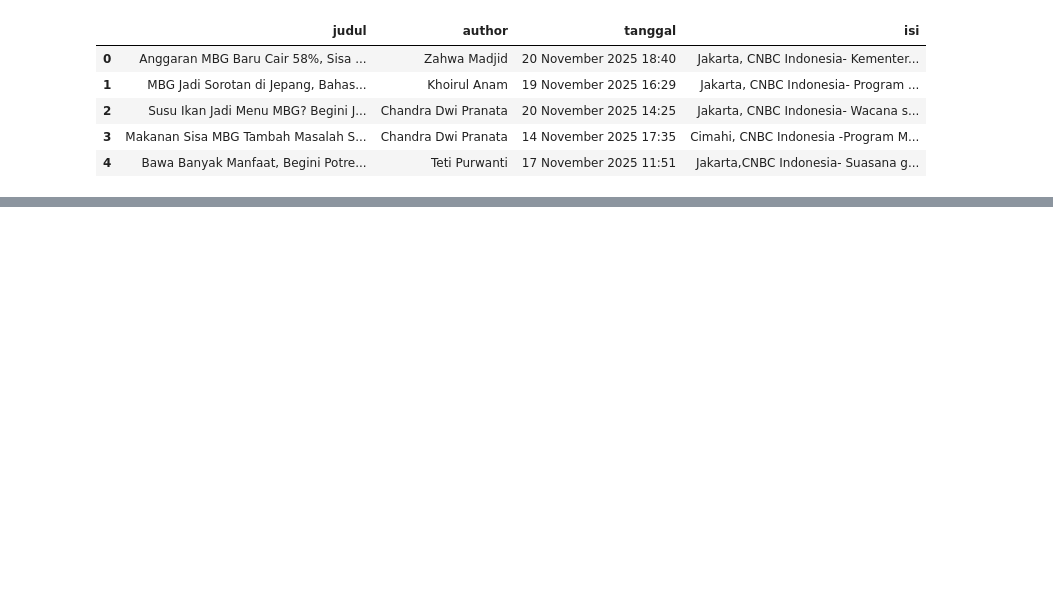
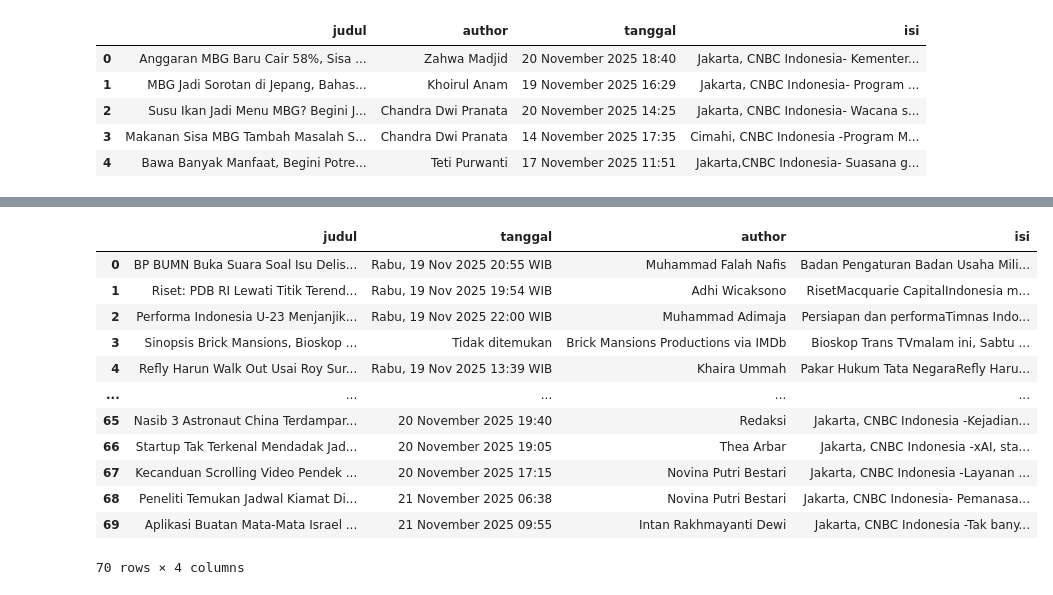
Before and after one commit to RizkyMlana/Scraping-CNNIndonesia, a Jupyter notebook: scraping.ipynb, the cells around one changed output, grey strips where cells are left out. Drawn from its saved outputs; the diff is of its cells as text; code cells hidden in the pictures; blank space fills up the shorter version.

```diff
--- a/scraping.ipynb
+++ b/scraping.ipynb
@@ -238,5 +252,5 @@ df_bbc.to_csv('bbc.csv')
 # %% [markdown]
 ### CNBC Indonesia
 # %%
-df_cncbc1 = pd.read_csv('cnbc_indo_revised.csv')
-df_cncbc2 = pd.read_csv('cnbc_indo_nirot.csv')
+df_cnbc1 = pd.read_csv('cnbc_indo_revised.csv')
+df_cnbc2 = pd.read_csv('cnbc_indo_nirot.csv')
@@ -243,5 +266,5 @@ df_cncbc2 = pd.read_csv('cnbc_indo_nirot.csv')
 # %%
-df_cnbc = pd.concat([df_cncbc1, df_cncbc2], ignore_index=True)
+df_cnbc = pd.concat([df_cnbc1, df_cnbc2], ignore_index=True)
 df_cnbc = df_cnbc.drop(columns=['url'])
 # %%
 df_cnbc = df_cnbc.rename(columns={
@@ -284,2 +300,18 @@ Data columns (total 4 columns):
 dtypes: object(4)
 memory usage: 2.3+ KB
+# %%
+df_all
+# %% [output]
+|  | judul | tanggal | author | isi |
+| 0 | BP BUMN Buka Suara Soal Isu Delis... | Rabu, 19 Nov 2025 20:55 WIB | Muhammad Falah Nafis | Badan Pengaturan Badan Usaha Mili... |
+| 1 | Riset: PDB RI Lewati Titik Terend... | Rabu, 19 Nov 2025 19:54 WIB | Adhi Wicaksono | RisetMacquarie CapitalIndonesia m... |
+| 2 | Performa Indonesia U-23 Menjanjik... | Rabu, 19 Nov 2025 22:00 WIB | Muhammad Adimaja | Persiapan dan performaTimnas Indo... |
+| 3 | Sinopsis Brick Mansions, Bioskop ... | Tidak ditemukan | Brick Mansions Productions via IMDb | Bioskop Trans TVmalam ini, Sabtu ... |
+| 4 | Refly Harun Walk Out Usai Roy Sur... | Rabu, 19 Nov 2025 13:39 WIB | Khaira Ummah | Pakar Hukum Tata NegaraRefly Haru... |
+| ... | ... | ... | ... | ... |
+| 65 | Nasib 3 Astronaut China Terdampar... | 20 November 2025 19:40 | Redaksi | Jakarta, CNBC Indonesia -Kejadian... |
+| 66 | Startup Tak Terkenal Mendadak Jad... | 20 November 2025 19:05 | Thea Arbar | Jakarta, CNBC Indonesia -xAI, sta... |
+| 67 | Kecanduan Scrolling Video Pendek ... | 20 November 2025 17:15 | Novina Putri Bestari | Jakarta, CNBC Indonesia -Layanan ... |
+| 68 | Peneliti Temukan Jadwal Kiamat Di... | 21 November 2025 06:38 | Novina Putri Bestari | Jakarta, CNBC Indonesia- Pemanasa... |
+| 69 | Aplikasi Buatan Mata-Mata Israel ... | 21 November 2025 09:55 | Intan Rakhmayanti Dewi | Jakarta, CNBC Indonesia -Tak bany... |
+70 rows × 4 columns
```
Also changed, not shown: parts of 10 cells of this notebook.
